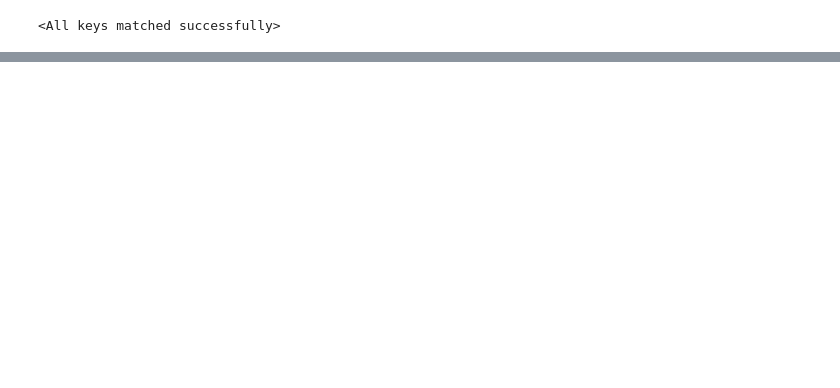
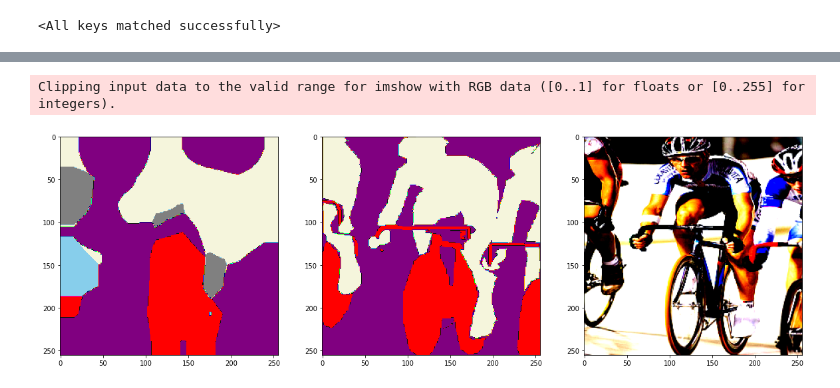
Before and after one commit to lijm1358/fcn_implement, a Jupyter notebook: FCN_test.ipynb, the cells around one changed output, grey strips where cells are left out. Cells and saved outputs as stored; diff of their text form; code cells hidden in the pictures; blank space fills up the shorter version.

```diff
--- a/FCN_test.ipynb
+++ b/FCN_test.ipynb
@@ -282,0 +285,23 @@ plt.imshow(output.argmax(axis=0).cpu())
+# %%
+raw_light_palette = [
+"#800080",
+"#0F0F0F",
+"#FF0000",
+"#00FF00",
+"#0000FF",
+"#FFFF00",
+"#00FFFF",
+"#FF00FF",
+"#FFA500",
+"#A52A2A",
+"#00FF7F",
+"#FFC0CB",
+"#008080",
+"#E6E6FA",
+"#800000",
+"#808000",
+"#FF7F50",
+"#000080",
+"#808080",
+"#87CEEB",
+"#F5F5DC"]
@@ -282,0 +310,2 @@ plt.imshow(output.argmax(axis=0).cpu())
+# %%
+cm = ListedColormap(raw_light_palette)
@@ -282,0 +315,20 @@ plt.imshow(output.argmax(axis=0).cpu())
+# %%
+image_idx = 4
+fig, axes = plt.subplots(1, 3, figsize=(20, 10))
+axes = axes.flatten()
+
+output = fcn_vgg16(ds_val[image_idx][0].unsqueeze(dim=0).to(device))
+# plt.imshow(output[0].argmax(axis=0).cpu())
+
+ax1 = axes[0].imshow(output[0].argmax(axis=0).cpu(), cmap=cm)
+ax2 = axes[1].imshow(ds_val[image_idx][1], cmap=cm)
+ax3 = axes[2].imshow(ds_val[image_idx][0].permute(1, 2, 0))
+
+# fig.subplots_adjust(bottom=0.01)
+# cbar_ax = fig.add_axes([0.15, 0.10, 0.7, 0.05])
+# cbar1 = plt.colorbar(ax1, orientation='horizontal')
+# cbar1.set_ticks(np.array(range(21)) + .5)
+# cbar1.ax.set_xticklabels(list(class_dict.values()))
+# %% [output]
+Clipping input data to the valid range for imshow with RGB data ([0..1] for floats or [0..255] for integers).
+[figure, added]
```
Also changed, not shown: parts of 16 cells of this notebook.
